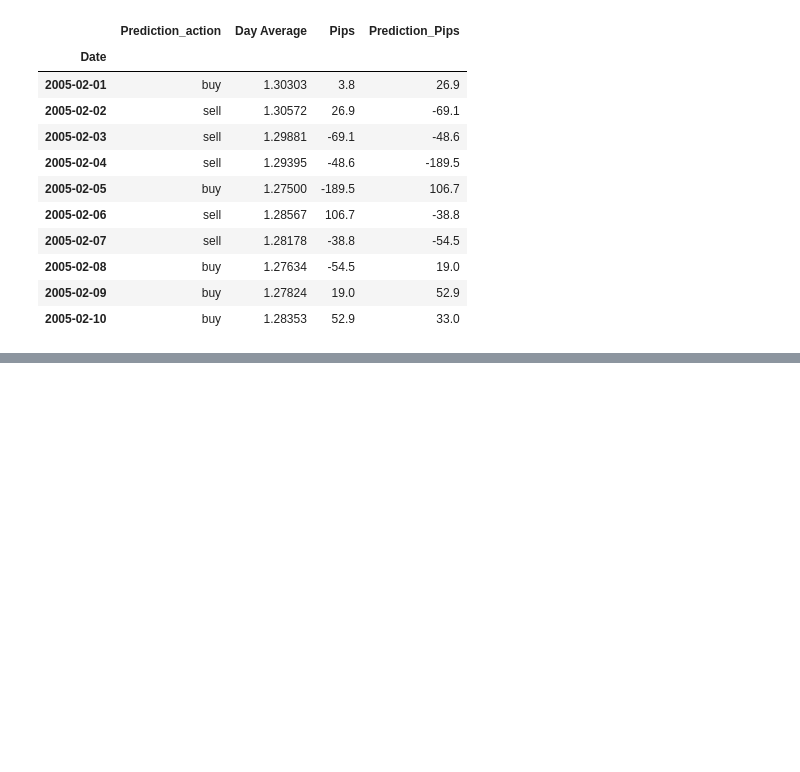
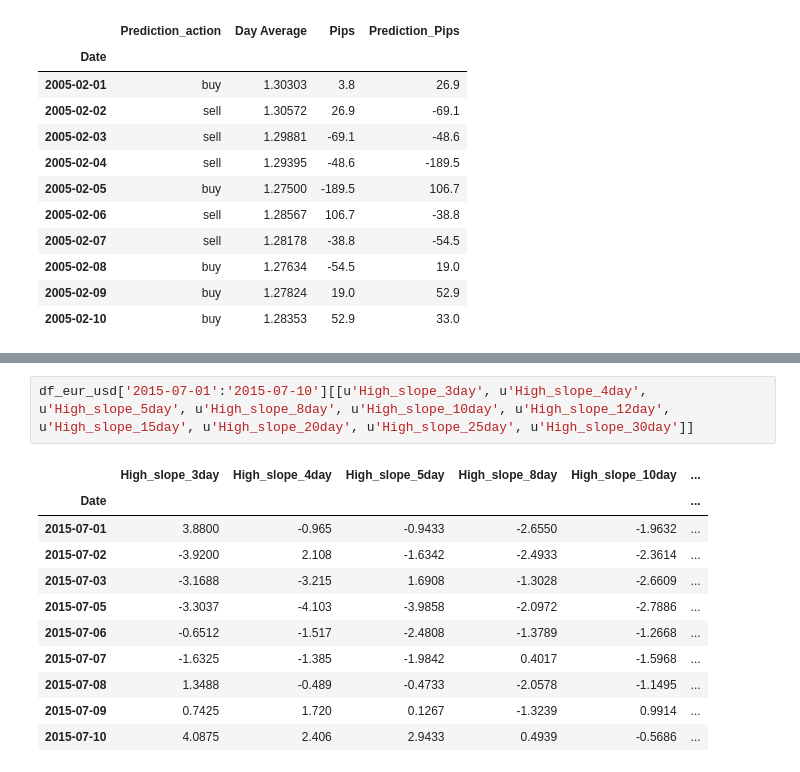
Before and after one commit to yuecong/autotrade, a Jupyter notebook: data_check_with_notebook.ipynb, the cells around one changed output, grey strips where cells are left out. Saved outputs shown, nothing was run; the diff lists cells and outputs as text; blank space fills up the shorter version.

```diff
--- a/data_check_with_notebook.ipynb
+++ b/data_check_with_notebook.ipynb
@@ -77,0 +176,14 @@ df_eur_usd['2005-02-01':'2005-02-10'][['Fast_k_3day', 'Fast_d_3day','Fast_k_4day
+# %%
+df_eur_usd['2015-07-01':'2015-07-10'][[u'High_slope_3day', u'High_slope_4day', u'High_slope_5day', u'High_slope_8day', u'High_slope_10day', u'High_slope_12day', u'High_slope_15day', u'High_slope_20day', u'High_slope_25day', u'High_slope_30day']]
+# %% [output]
+|  | High_slope_3day | High_slope_4day | High_slope_5day | High_slope_8day | High_slope_10day | ... |
+| Date |  |  |  |  |  | ... |
+| 2015-07-01 | 3.8800 | -0.965 | -0.9433 | -2.6550 | -1.9632 | ... |
+| 2015-07-02 | -3.9200 | 2.108 | -1.6342 | -2.4933 | -2.3614 | ... |
+| 2015-07-03 | -3.1688 | -3.215 | 1.6908 | -1.3028 | -2.6609 | ... |
+| 2015-07-05 | -3.3037 | -4.103 | -3.9858 | -2.0972 | -2.7886 | ... |
+| 2015-07-06 | -0.6512 | -1.517 | -2.4808 | -1.3789 | -1.2668 | ... |
+| 2015-07-07 | -1.6325 | -1.385 | -1.9842 | 0.4017 | -1.5968 | ... |
+| 2015-07-08 | 1.3488 | -0.489 | -0.4733 | -2.0578 | -1.1495 | ... |
+| 2015-07-09 | 0.7425 | 1.720 | 0.1267 | -1.3239 | 0.9914 | ... |
+| 2015-07-10 | 4.0875 | 2.406 | 2.9433 | 0.4939 | -0.5686 | ... |
```
Also changed, not shown: parts of 8 cells of this notebook.
